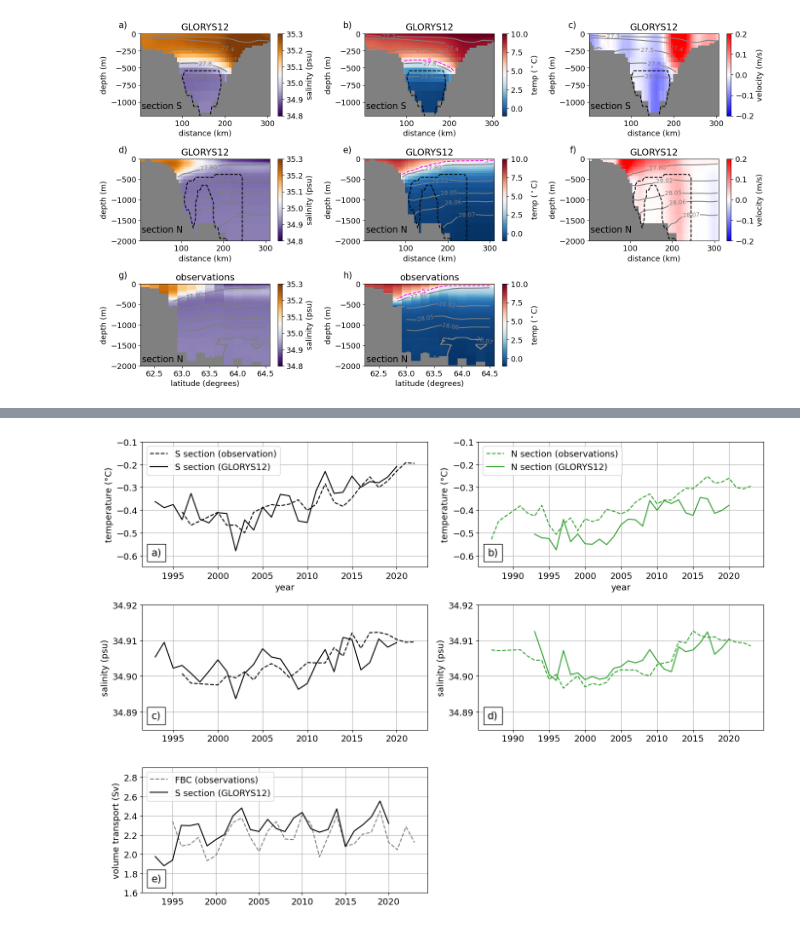
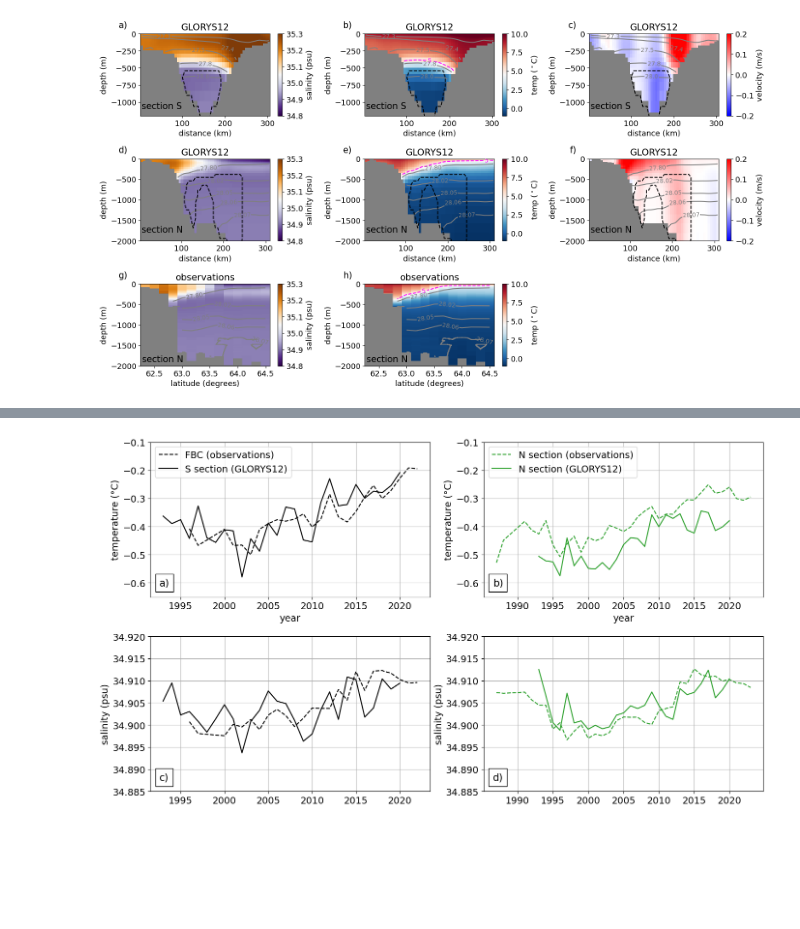
Before and after one commit to ischiller-weiss/FBC_Lagrangian, a Jupyter notebook: notebooks/Fig1_Fig2_Fig3.ipynb, the cells around one changed output, grey strips where cells are left out. Drawn from its saved outputs; the diff is of its cells as text; code cells hidden in the pictures; blank space fills up the shorter version.

```diff
--- a/notebooks/Fig1_Fig2_Fig3.ipynb
+++ b/notebooks/Fig1_Fig2_Fig3.ipynb
@@ -1215,6 +1216,6 @@ plt.show()
 # %%
 # Create 3 rows, 2 columns
-fig, axs = plt.subplots(3, 2, figsize=(14, 10), sharex=False)
+fig, axs = plt.subplots(2, 2, figsize=(14, 8), sharex=False)
 # axs is 3x2 array
 
 ############################################
@@ -1227,7 +1228,7 @@ axs[0, 0].plot(
     Annual_FB_bottom_temp["Tcom"],
     color="k",
     linestyle="dashed",
-    label="S section (observation)",
+    label="FBC (observations)",
 )
 axs[0, 0].plot(
     np.arange(1993, 2021, 1),
@@ -1317,57 +1318,57 @@ axs[1, 1].plot(
 )
 axs[1, 1].set_ylim(34.885, 34.92)
 axs[1, 1].plot(
     np.arange(1993, 2021, 1),
     weighted_mean(N_overflow)
     .vosaline.groupby("time_counter.year")
     .mean(dim="time_counter"),
     color="tab:green",
     label="N section (GLORYS12)",
 )
 axs[1, 1].set_ylabel("salinity (psu)")
 axs[1, 1].grid()
 # axs[1, 1].legend()
 axs[1, 1].add_artist(
     AnchoredText("d)", prop=dict(size=15), frameon=True, loc="lower left")
 )
 
 ############################################
 # --------- Row 3: Volume transport -------
 ############################################
 
-# Volume transport (left)
-axs[2, 0].plot(
-    np.arange(1995, 2024, 1),
-    FBC_overflow_trspt_annual_means,
-    color="gray",
-    linestyle="dashed",
-    label="FBC (observations)",
-)
-axs[2, 0].plot(
-    np.arange(1993, 2021, 1),
-    bl.calculate_transport(S.sel(z=slice(500, None)))
-    .trsp.groupby("time_counter.year")
-    .mean(dim="time_counter"),
-    color="k",
-    label="S section (GLORYS12)",
-)
-axs[2, 0].set_ylabel("volume transport (Sv)")
-axs[2, 0].set_ylim(1.6, 2.9)
-axs[2, 0].grid()
-axs[2, 0].add_artist(
-    AnchoredText("e)", prop=dict(size=15), frameon=True, loc="lower left")
-)
-axs[2, 0].legend(loc="upper left")
+# # Volume transport (left)
+# axs[2, 0].plot(
+#     np.arange(1995, 2024, 1),
+#     FBC_overflow_trspt_annual_means,
+#     color="gray",
+#     linestyle="dashed",
+#     label="FBC (observations)",
+# )
+# axs[2, 0].plot(
+#     np.arange(1993, 2021, 1),
+#     bl.calculate_transport(S.sel(z=slice(500, None)))
+#     .trsp.groupby("time_counter.year")
+#     .mean(dim="time_counter"),
+#     color="k",
+#     label="S section (GLORYS12)",
+# )
+# axs[2, 0].set_ylabel("volume transport (Sv)")
+# axs[2, 0].set_ylim(1.6, 2.9)
+# axs[2, 0].grid()
+# axs[2, 0].add_artist(
+#     AnchoredText("e)", prop=dict(size=15), frameon=True, loc="lower left")
+# )
+# axs[2, 0].legend(loc="upper left")
 
-# Empty panel (right)
-axs[2, 1].axis("off")
+# # Empty panel (right)
+# axs[2, 1].axis("off")
 
 # X-label only on bottom row
 for ax in axs[0, :]:
     ax.set_xlabel("year")
 
 plt.tight_layout()
-# plt.savefig('Fig3_S_N_section_ts.png', dpi=300, bbox_inches='tight')
+plt.savefig("Fig3_S_N_section_ts.png", dpi=300, bbox_inches="tight")
 plt.show()
 # %% [output]
-[figure, old version]
+[figure, new version]
```
Also changed, not shown: parts of 3 cells of this notebook.
